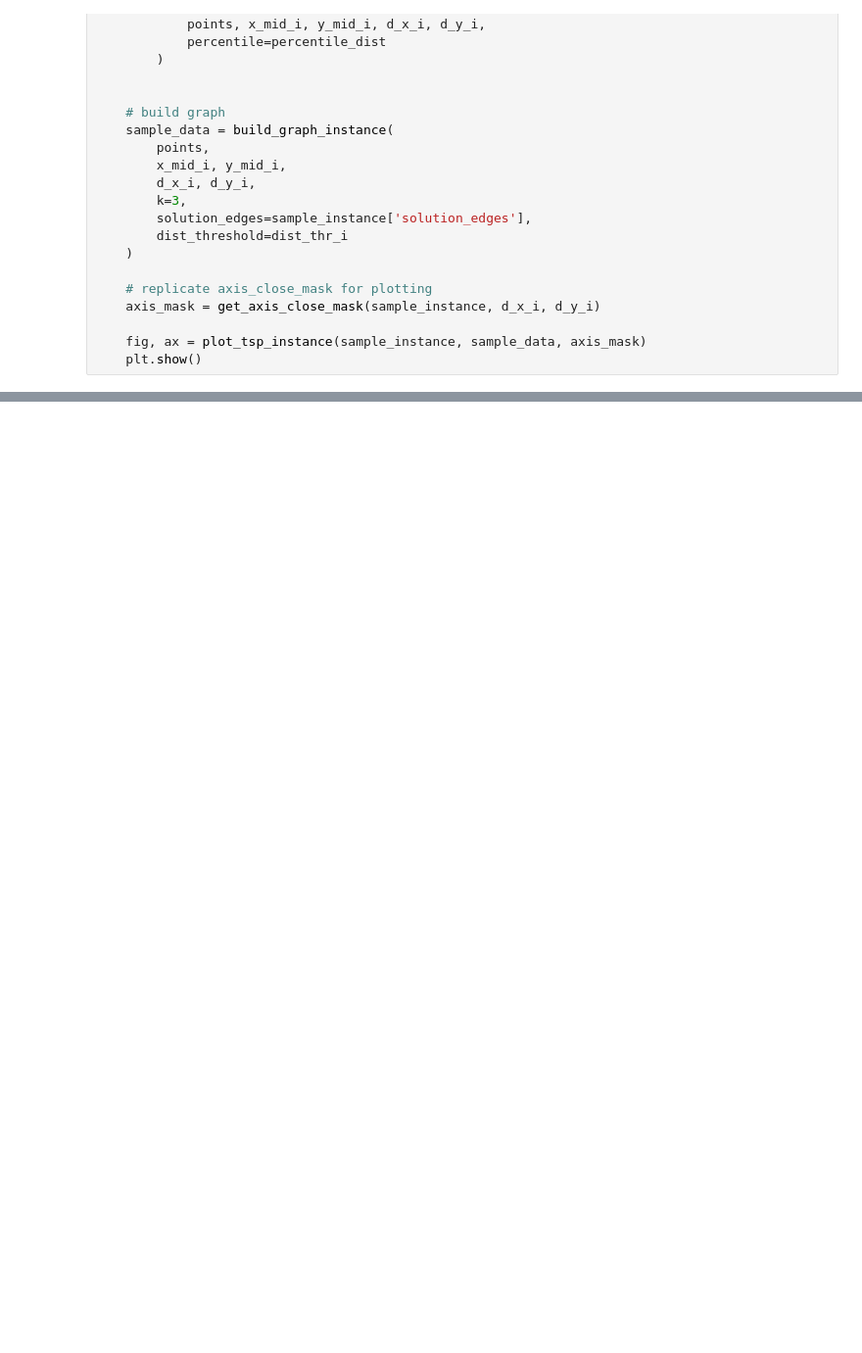
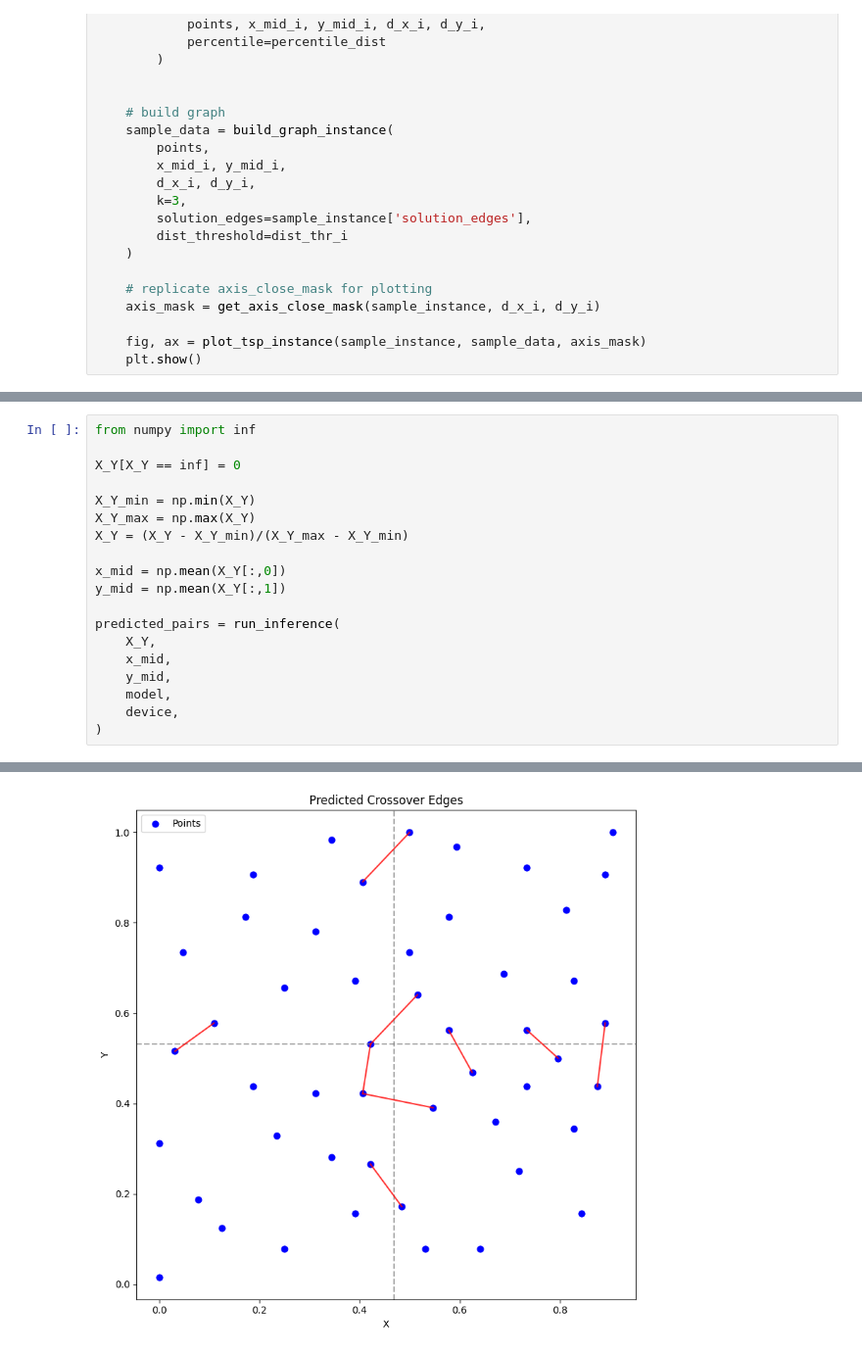
Before and after one commit to sangmin-yoo/TAXI, a Jupyter notebook: GNN_transit/gnn_train.ipynb, the cells around one changed output, grey strips where cells are left out. Shown at 98% size. Drawn from its saved outputs; the diff is of its cells as text; blank space fills up the shorter version.

```diff
--- a/GNN_transit/gnn_train.ipynb
+++ b/GNN_transit/gnn_train.ipynb
@@ -569,0 +802,20 @@ if vis == True:
+# %%
+from numpy import inf
+
+X_Y[X_Y == inf] = 0
+
+X_Y_min = np.min(X_Y)
+X_Y_max = np.max(X_Y)
+X_Y = (X_Y - X_Y_min)/(X_Y_max - X_Y_min)
+
+x_mid = np.mean(X_Y[:,0])
+y_mid = np.mean(X_Y[:,1])
+
+predicted_pairs = run_inference(
+    X_Y,
+    x_mid,
+    y_mid,
+    model,
+    device,
+)
+# %% [output]
@@ -569,0 +823 @@ if vis == True:
+[figure, added]
```
Also changed, not shown: parts of 10 cells of this notebook, 3 other files.
